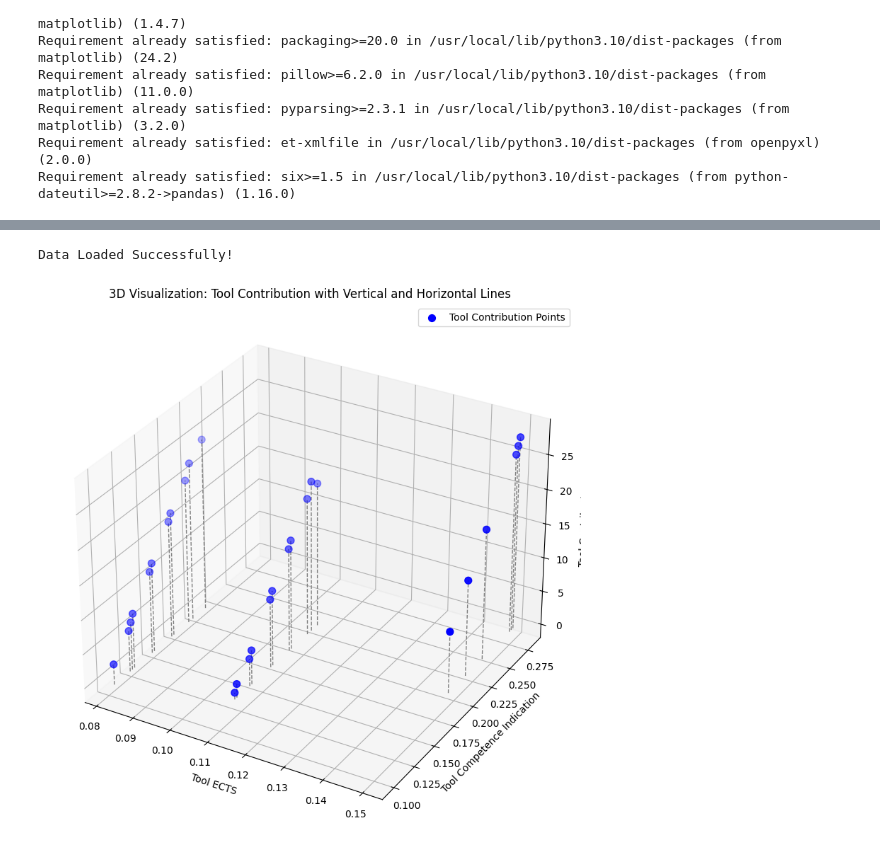
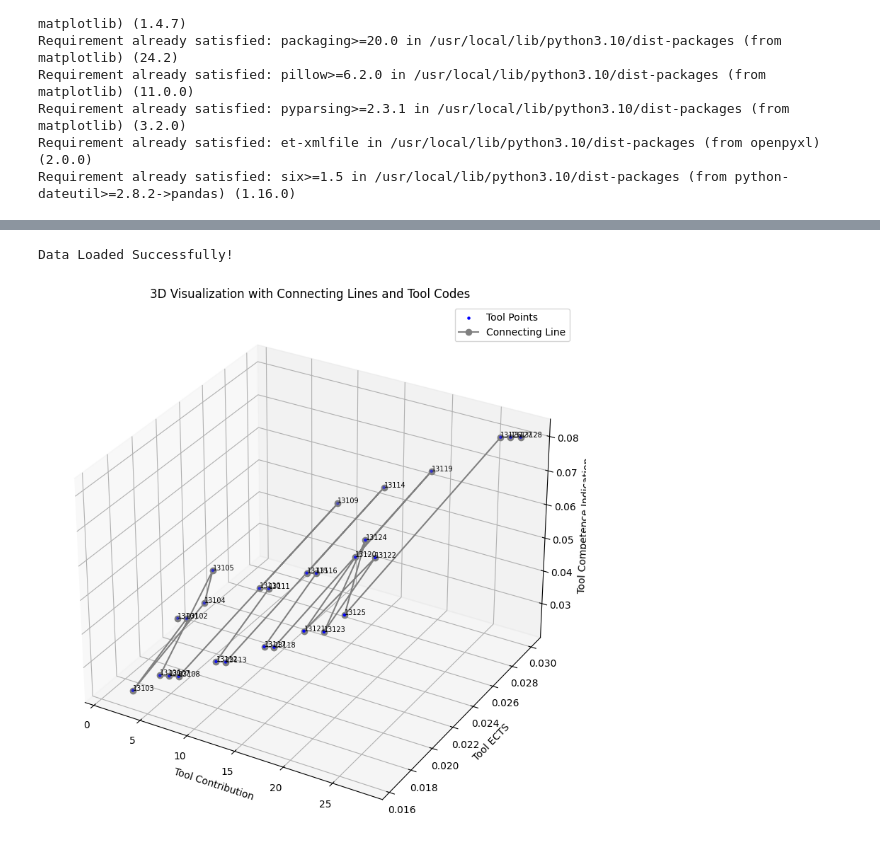
Before and after one commit to eeolga/article, a Jupyter notebook: Tool_competence_visualization.ipynb, the cells around one changed output, grey strips where cells are left out. Saved outputs shown, nothing was run; the diff lists cells and outputs as text; code cells hidden in the pictures.

```diff
--- a/Tool_competence_visualization.ipynb
+++ b/Tool_competence_visualization.ipynb
@@ -391,60 +248,63 @@ from mpl_toolkits.mplot3d import Axes3D
 def load_data(file_path):
     try:
         data = pd.read_excel(file_path)
         print("Data Loaded Successfully!")
         return data
     except Exception as e:
         print(f"Error loading Excel file: {e}")
         return None
 
-# Visualize Data in 3D
-def visualize_data_3d_with_lines(data):
-    # Ensure that these columns exist and match exactly with your dataset
-    tool_contribution = data['Tool_contribution']  # Replace with correct column name
-    tool_ects = data['Tool_ECTS']  # Replace with correct column name
-    tool_competence_indication = data['Tool_competence_indication']  # Replace with correct column name
+# 3D Visualization with Connecting Lines and Axes
+def visualize_3d_with_lines(data):
+    # Ensure column names are correct
+    tool_code = data['Tool_code']  # Replace with exact column name
+    tool_contribution = data['Tool_contribution']  # Replace with exact column name
+    tool_ects = data['Tool_ECTS']  # Replace with exact column name
+    tool_competence_indication = data['Tool_competence_indication']  # Replace with exact column name
 
-    # Check for missing values
-    if tool_contribution.isnull().any() or tool_ects.isnull().any() or tool_competence_indication.isnull().any():
-        print("Warning: Some columns contain missing values!")
-
-    # Create 3D plot
+    # Create 3D figure
     fig = plt.figure(figsize=(12, 8))
     ax = fig.add_subplot(111, projection='3d')
 
-    # Plot points in 3D space
-    ax.scatter(tool_ects, tool_competence_indication, tool_contribution,
-               c='blue', marker='o', s=50, label='Tool Contribution Points')
+    # Plot the points
+    ax.scatter(tool_contribution, tool_ects, tool_competence_indication,
+               c='blue', s=5, label='Tool Points', depthshade=True)
 
-    # Add horizontal lines connecting points
+    # Annotate points with Tool_code
+    for i in range(len(tool_code)):
+        ax.text(tool_contribution[i], tool_ects[i], tool_competence_indication[i],
+                f'{tool_code[i]}', fontsize=7, color='black')
+
+    # Plot each data point as a vertical line and a horizontal line connecting to others
     for i in range(len(tool_contribution)):
-        ax.plot([tool_ects[i], tool_ects[i]],
-                [tool_competence_indication[i], tool_competence_indication[i]],
-                [0, tool_contribution[i]],
-                color='gray', linestyle='--', linewidth=1)
+        x = [tool_ects[i]]  # Horizontal line starting point for X
+        y = [tool_competence_indication[i]]  # Horizontal line starting point for Y
+        z = [0, tool_code[i]]  # Vertical line from 0 to Tool Contribution
+
+    # Connecting line between points
+    ax.plot(tool_contribution, tool_ects, tool_competence_indication,
+            color='gray', linestyle='-', marker='o', label='Connecting Line')
 
     # Set axis labels
-    ax.set_xlabel('Tool ECTS')
-    ax.set_ylabel('Tool Competence Indication')
-    ax.set_zlabel('Tool Contribution')
+    ax.set_xlabel('Tool Contribution')
+    ax.set_ylabel('Tool ECTS')
+    ax.set_zlabel('Tool Competence Indication')
 
-    # Set a title for the plot
-    ax.set_title('3D Visualization: Tool Contribution with Vertical and Horizontal Lines')
-
-    # Add legend
+    # Title and legend
+    ax.set_title('3D Visualization with Connecting Lines and Tool Codes')
     ax.legend()
 
-    # Show the plot
+    # Show plot
     plt.tight_layout()
     plt.show()
 
 # Main Execution
 if __name__ == "__main__":
-    file_path = "/content/rke131-5122024.xlsx"  # Update with your file path
+    file_path = "/content/rke131-13122024.xlsx"  # Update with the path to your Excel file
     data = load_data(file_path)
 
     if data is not None:
-        visualize_data_3d_with_lines(data)
+        visualize_3d_with_lines(data)
 # %% [output]
 Data Loaded Successfully!
-[figure, old version]
+[figure, new version]
```
Also changed, not shown: parts of 7 cells of this notebook.
